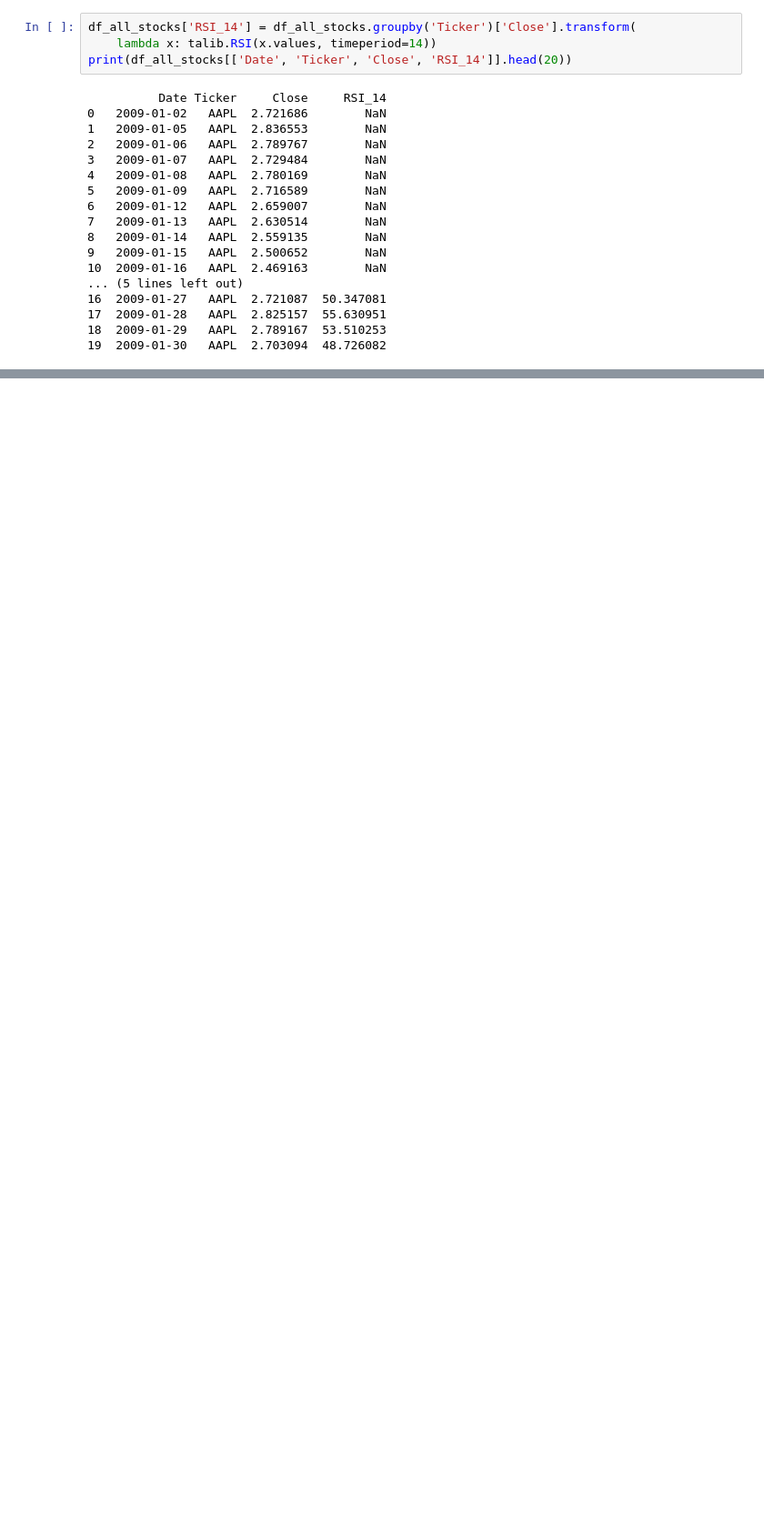
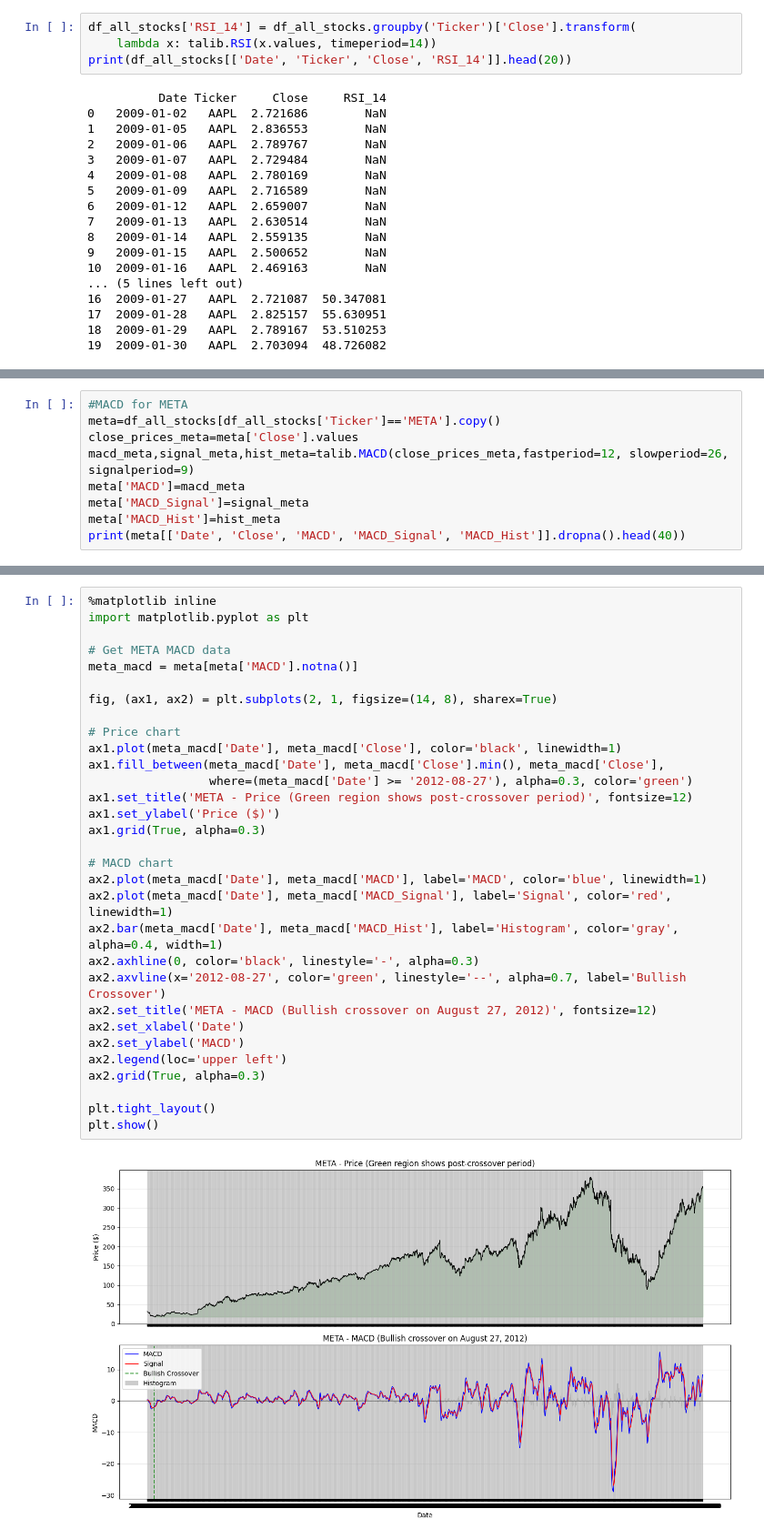
Before and after one commit to hawi088/News-Sentiment, a Jupyter notebook: notebooks/task2_eda.ipynb, the cells around one changed output, grey strips where cells are left out. Shown at 91% size. Saved outputs shown, nothing was run; the diff lists cells and outputs as text; blank space fills up the shorter version.

```diff
--- a/notebooks/task2_eda.ipynb
+++ b/notebooks/task2_eda.ipynb
@@ -1608,0 +2064,9 @@ plt.show()
+# %%
+#MACD for META
+meta=df_all_stocks[df_all_stocks['Ticker']=='META'].copy()
+close_prices_meta=meta['Close'].values
+macd_meta,signal_meta,hist_meta=talib.MACD(close_prices_meta,fastperiod=12, slowperiod=26, signalperiod=9)
+meta['MACD']=macd_meta
+meta['MACD_Signal']=signal_meta
+meta['MACD_Hist']=hist_meta
+print(meta[['Date', 'Close', 'MACD', 'MACD_Signal', 'MACD_Hist']].dropna().head(40))
@@ -1608,0 +2160,33 @@ plt.show()
+# %%
+%matplotlib inline
+import matplotlib.pyplot as plt
+
+# Get META MACD data
+meta_macd = meta[meta['MACD'].notna()]
+
+fig, (ax1, ax2) = plt.subplots(2, 1, figsize=(14, 8), sharex=True)
+
+# Price chart
+ax1.plot(meta_macd['Date'], meta_macd['Close'], color='black', linewidth=1)
+ax1.fill_between(meta_macd['Date'], meta_macd['Close'].min(), meta_macd['Close'],
+                 where=(meta_macd['Date'] >= '2012-08-27'), alpha=0.3, color='green')
+ax1.set_title('META - Price (Green region shows post-crossover period)', fontsize=12)
+ax1.set_ylabel('Price ($)')
+ax1.grid(True, alpha=0.3)
+
+# MACD chart
+ax2.plot(meta_macd['Date'], meta_macd['MACD'], label='MACD', color='blue', linewidth=1)
+ax2.plot(meta_macd['Date'], meta_macd['MACD_Signal'], label='Signal', color='red', linewidth=1)
+ax2.bar(meta_macd['Date'], meta_macd['MACD_Hist'], label='Histogram', color='gray', alpha=0.4, width=1)
+ax2.axhline(0, color='black', linestyle='-', alpha=0.3)
+ax2.axvline(x='2012-08-27', color='green', linestyle='--', alpha=0.7, label='Bullish Crossover')
+ax2.set_title('META - MACD (Bullish crossover on August 27, 2012)', fontsize=12)
+ax2.set_xlabel('Date')
+ax2.set_ylabel('MACD')
+ax2.legend(loc='upper left')
+ax2.grid(True, alpha=0.3)
+
+plt.tight_layout()
+plt.show()
+# %% [output]
+[figure, added]
```
Also changed, not shown: parts of 16 cells of this notebook.
